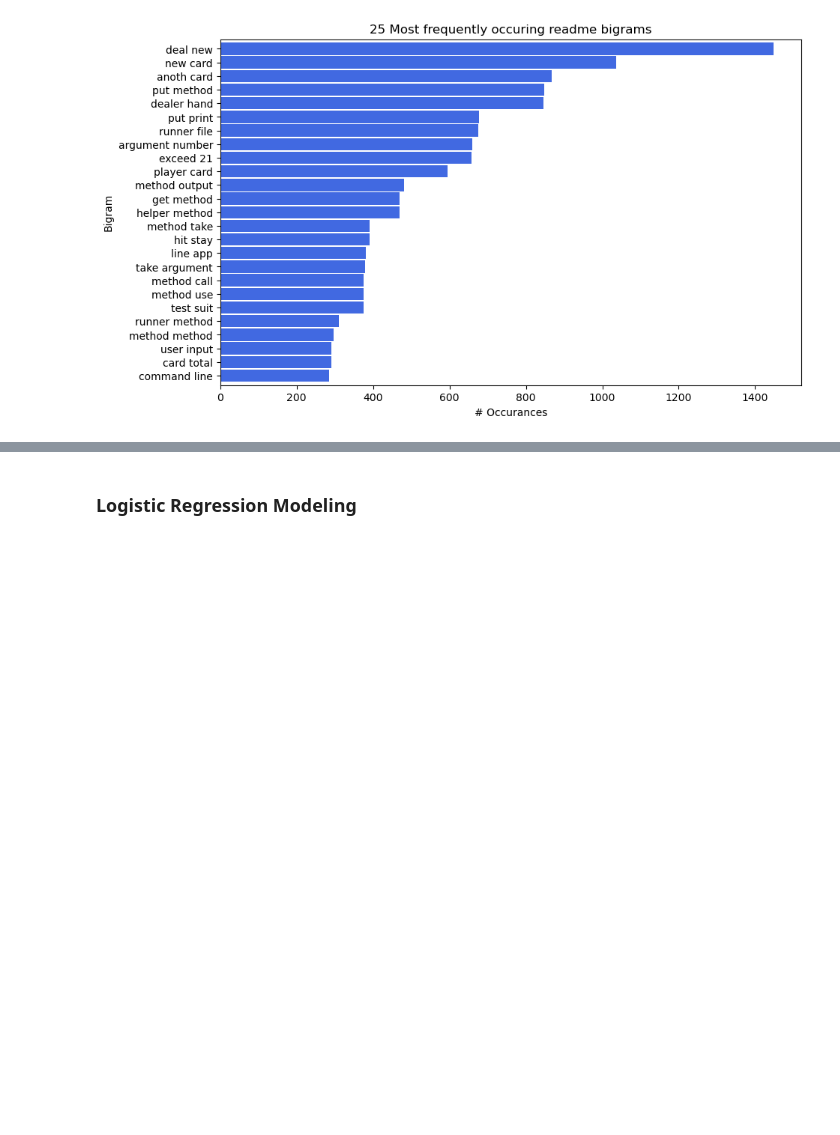
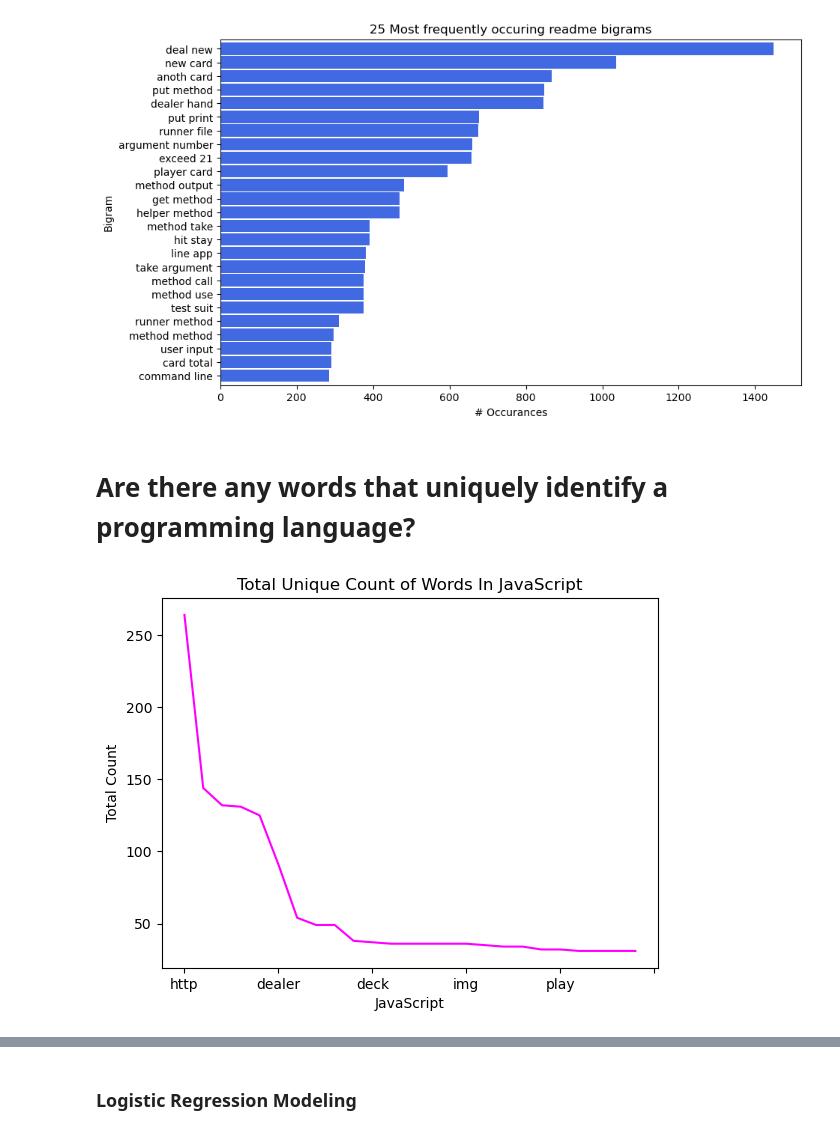
Before and after one commit to Speakeasy-Casino/ace-archives, a Jupyter notebook: final_product.ipynb, the cells around one changed output, grey strips where cells are left out. Saved outputs shown, nothing was run; the diff lists cells and outputs as text; code cells hidden in the pictures; blank space fills up the shorter version.

```diff
--- a/final_product.ipynb
+++ b/final_product.ipynb
@@ -51,3 +69,9 @@ explore_visual_1(train)
 explore_visual_2(train)
 # %% [output]
 [figure]
+# %% [markdown]
+# Are there any words that uniquely identify a programming language?
+# %%
+get_js_count_plot()
+# %% [output]
+[figure, added]
```
Also changed, not shown: parts of 8 cells of this notebook.
